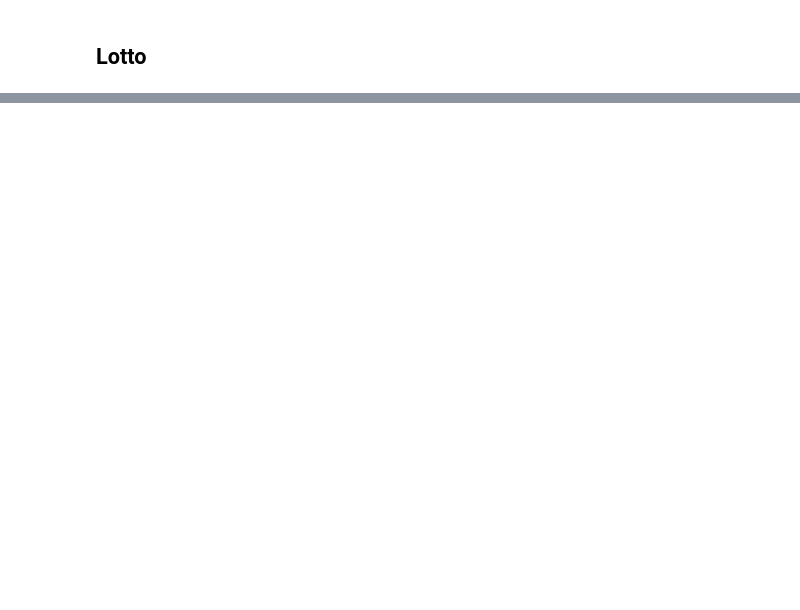
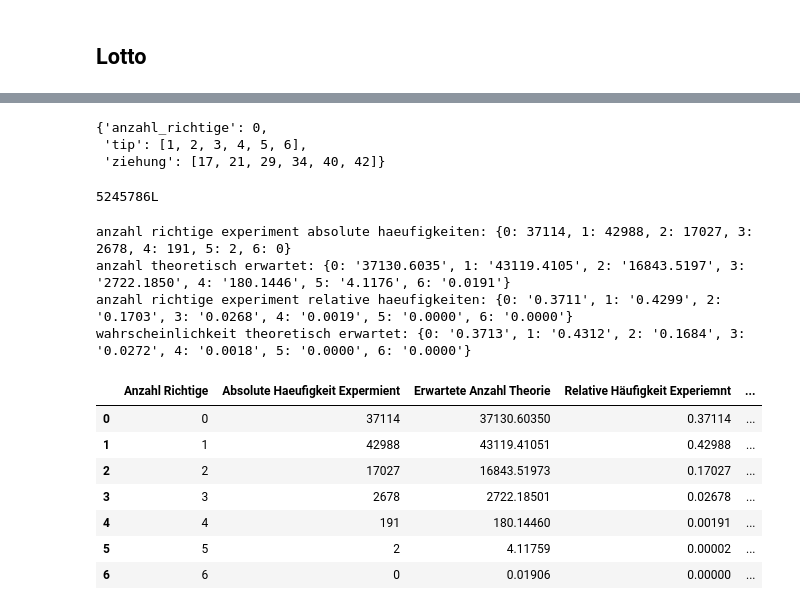
Before and after one commit to jlieberherr/jupyter-playground, a Jupyter notebook: gesetz_der_grossen_zahlen.ipynb, the cells around one changed output, grey strips where cells are left out. Cells and saved outputs as stored; diff of their text form; code cells hidden in the pictures; blank space fills up the shorter version.

Commit message:
simuliere lotto

```diff
--- a/gesetz_der_grossen_zahlen.ipynb
+++ b/gesetz_der_grossen_zahlen.ipynb
@@ -171,0 +206,63 @@ fuehre_geburtsagsexperiment_aus(10000)
+# %%
+def spiele_lotto_k_aus_n(tip, n=42, k=6):
+    if len(tip) != k:
+        raise ValueError("length of tip must be k")
+    ziehung = ziehe_k_aus_n(n, k)
+    return {
+        "tip": tip,
+        "ziehung": ziehung,
+        "anzahl_richtige": len(set(ziehung).intersection(set(tip)))
+    }
+# %%
+spiele_lotto_k_aus_n([1, 2, 3, 4, 5, 6])
+# %% [output]
+{'anzahl_richtige': 0,
+ 'tip': [1, 2, 3, 4, 5, 6],
+ 'ziehung': [17, 21, 29, 34, 40, 42]}
+# %%
+def simuliere_anzahl_richtige_lotto(anzahl_ausfuehrungen, n=42, k=6):
+    anz_richtige = {i: 0 for i in range(k + 1)}
+    for _ in range(anzahl_ausfuehrungen):
+        tip = ziehe_k_aus_n(n, k)
+        ar = spiele_lotto_k_aus_n(tip, n, k)["anzahl_richtige"]
+        anz_richtige[ar] += 1
+    return anz_richtige, {i: float(anz_richtige[i]) / float(anzahl_ausfuehrungen) for i in range(k + 1)}
+# %%
+def nb_comb(n, k):
+    return factorial(n) / factorial(k) / factorial(n - k)
+# %%
+nb_comb(42, 6)
+# %% [output]
+5245786L
+# %%
+n = 42
+k = 6
+anzahl_ausfuehrungen = 100000
+res = simuliere_anzahl_richtige_lotto(anzahl_ausfuehrungen, n, k)
+print "anzahl richtige experiment absolute haeufigkeiten: {}".format(res[0])
+n_aus_k = nb_comb(42, 6)
+theorie_wkeit = {r: float(nb_comb(6, r) * nb_comb(n - k, k - r)) / float(n_aus_k) for r in range(0, k + 1)}
+theorie_abs = {r: theorie_wkeit[r] * float(anzahl_ausfuehrungen) for r in range(0, k + 1)}
+print "anzahl theoretisch erwartet: {}".format({k: "{:.4f}".format(v) for k, v in theorie_abs.items()})
+print "anzahl richtige experiment relative haeufigkeiten: {}".format({k: "{:.4f}".format(v) for k, v in res[1].items()})
+print "wahrscheinlichkeit theoretisch erwartet: {}".format({k: "{:.4f}".format(v) for k, v in theorie_wkeit.items()})
+pd.DataFrame.from_records([res[0], theorie_abs, res[1], theorie_wkeit]).transpose().round(5).reset_index().rename(columns={
+    "index": "Anzahl Richtige",
+    0: "Absolute Haeufigkeit Expermient",
+    1: "Erwartete Anzahl Theorie",
+    2: "Relative Häufigkeit Experiemnt",
+    3: "Wahrscheinlichkeit Theorie"
+}).astype({"Absolute Haeufigkeit Expermient": "int32"})
+# %% [output]
+anzahl richtige experiment absolute haeufigkeiten: {0: 37114, 1: 42988, 2: 17027, 3: 2678, 4: 191, 5: 2, 6: 0}
+anzahl theoretisch erwartet: {0: '37130.6035', 1: '43119.4105', 2: '16843.5197', 3: '2722.1850', 4: '180.1446', 5: '4.1176', 6: '0.0191'}
+anzahl richtige experiment relative haeufigkeiten: {0: '0.3711', 1: '0.4299', 2: '0.1703', 3: '0.0268', 4: '0.0019', 5: '0.0000', 6: '0.0000'}
+wahrscheinlichkeit theoretisch erwartet: {0: '0.3713', 1: '0.4312', 2: '0.1684', 3: '0.0272', 4: '0.0018', 5: '0.0000', 6: '0.0000'}
+|  | Anzahl Richtige | Absolute Haeufigkeit Expermient | Erwartete Anzahl Theorie | Relative Häufigkeit Experiemnt | ... |
+| 0 | 0 | 37114 | 37130.60350 | 0.37114 | ... |
+| 1 | 1 | 42988 | 43119.41051 | 0.42988 | ... |
+| 2 | 2 | 17027 | 16843.51973 | 0.17027 | ... |
+| 3 | 3 | 2678 | 2722.18501 | 0.02678 | ... |
+| 4 | 4 | 191 | 180.14460 | 0.00191 | ... |
+| 5 | 5 | 2 | 4.11759 | 0.00002 | ... |
+| 6 | 6 | 0 | 0.01906 | 0.00000 | ... |
```
Also changed, not shown: parts of 9 cells of this notebook.
